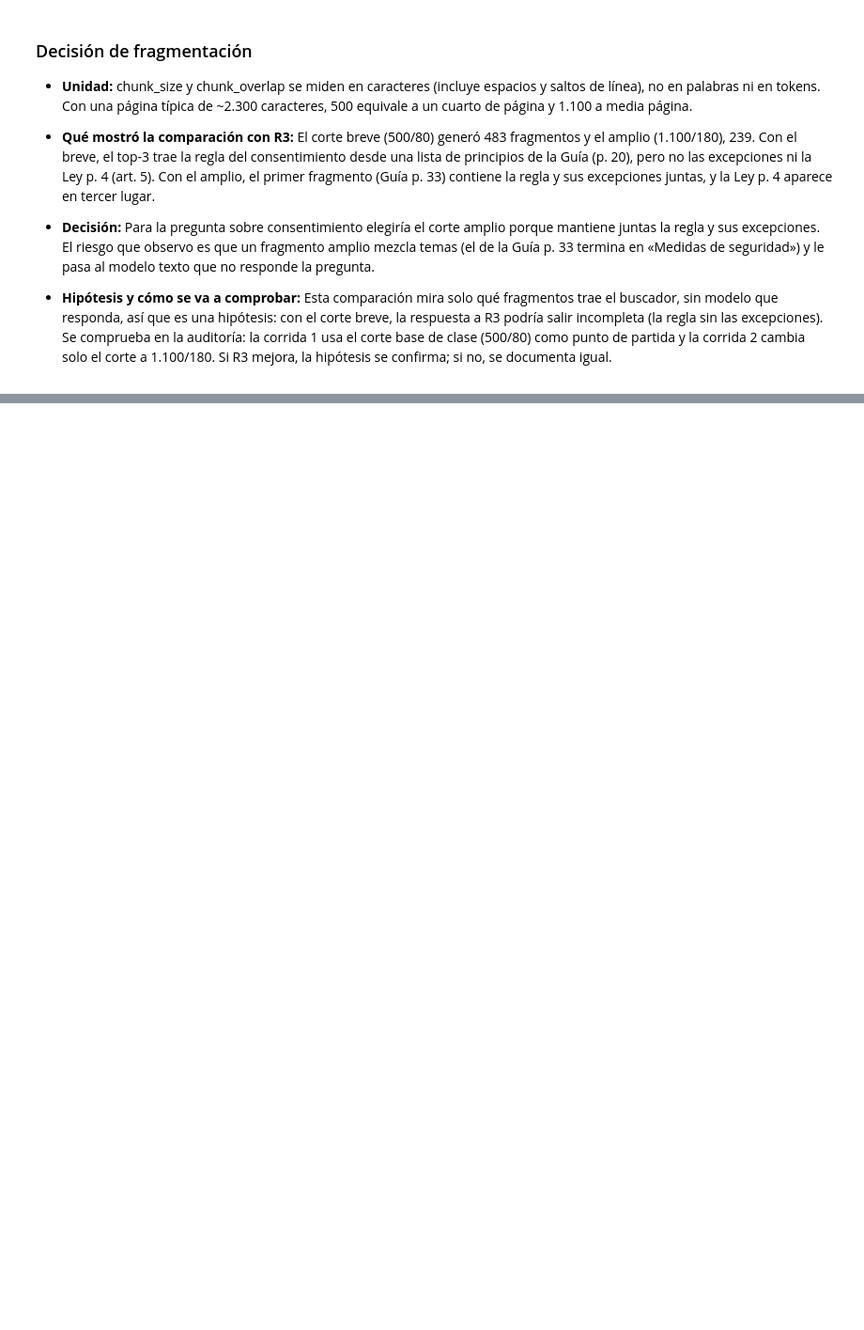
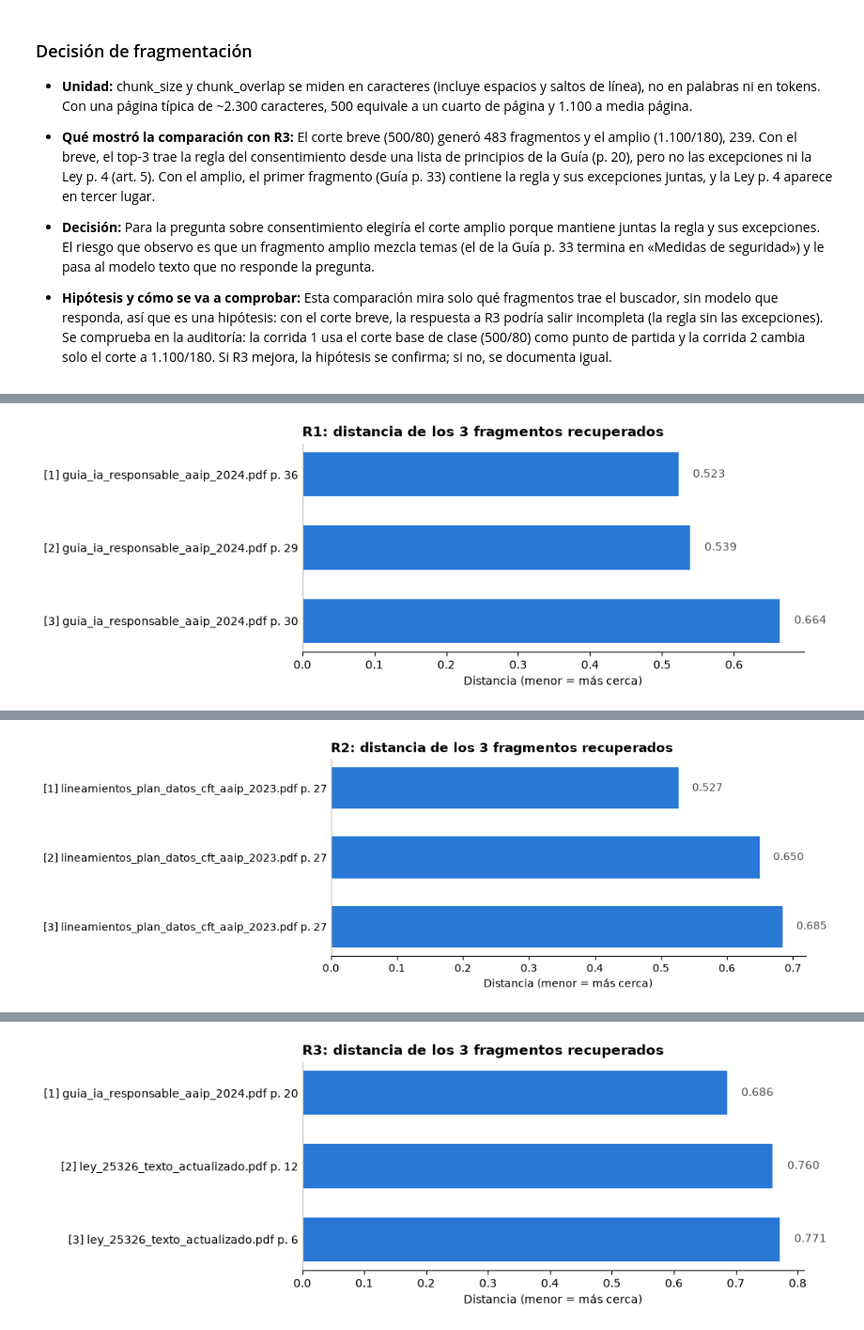
Before and after one commit to Joselyn-Traviezo/traviezo-joselyn-pln-2c-2026, a Jupyter notebook: TP2_PNL_2026/rag_integrador.ipynb, the cells around one changed output, grey strips where cells are left out. Shown at 94% size. Saved outputs shown, nothing was run; the diff lists cells and outputs as text; code cells hidden in the pictures; blank space fills up the shorter version.

Commit message:
Etapas 2 y 3: índice Chroma, recuperación, diagnóstico y generación

```diff
--- a/TP2_PNL_2026/rag_integrador.ipynb
+++ b/TP2_PNL_2026/rag_integrador.ipynb
@@ -154,9 +154,11 @@ def normalizar(texto):
 
 # Caso, archivo, página impresa donde debería estar y evidencia esperada.
 EVIDENCIAS = [
-    ("R1", "guia_ia_responsable_aaip_2024.pdf", 29, "grandes volúmenes de datos"),
+    # R1 original: "grandes volúmenes de datos" (también aparece en Guía p. 35 y p. 45).
+    ("R1", "guia_ia_responsable_aaip_2024.pdf", 29, "son las que tratan grandes volúmenes de datos"),
     ("R2", "lineamientos_plan_datos_cft_aaip_2023.pdf", 27, "altos estándares de seguridad"),
-    ("R3", "ley_25326_texto_actualizado.pdf", 4, "libre, expreso e informado"),
+    # R3 original: "libre, expreso e informado" (también aparece en Guía p. 20).
+    ("R3", "ley_25326_texto_actualizado.pdf", 4, "no será necesario el consentimiento"),
 ]
 
 for caso, archivo, pagina_esperada, evidencia in EVIDENCIAS:
@@ -352,7 +354,12 @@ Los tres vectores deben tener la misma dimensión porque usan bge-m3
 # Dos índices temporales en memoria (sin persist_directory): solo para comparar.
 # La distancia menor indica mayor cercanía; no es una probabilidad.
 K = 3
-evidencia_r3 = "libre, expreso e informado"
+evidencia_r3 = "no será necesario el consentimiento"
+
+# Si la celda se vuelve a ejecutar, se borran las colecciones temporales
+# anteriores para no sumar fragmentos repetidos.
+for nombre_coleccion in ["comparacion_breve", "comparacion_amplio"]:
+    Chroma(collection_name=nombre_coleccion, embedding_function=embeddings).delete_collection()
 
 indice_breve = Chroma.from_documents(
     documents=fragmentos_breves,
@@ -410,0 +525,54 @@ Usamos K=3 (y no K=1 como en la sección 5 del cuaderno 07 de laboratorio) para
+# %%
+filas_resumen = []
+
+for caso, pregunta, fuente_esperada in casos:
+    hallazgos = indice_rag.similarity_search_with_score(query=pregunta, k=K)
+    evidencia = evidencias.get(caso)
+
+    print(f"\n{'=' * 70}\n{caso} — {pregunta}")
+    print("Fuente esperada:", fuente_esperada)
+
+    etiquetas = []
+    distancias = []
+    fuentes = []
+    hay_evidencia = False
+
+    for numero, (documento, distancia) in enumerate(hallazgos, start=1):
+        archivo = Path(documento.metadata["source"]).name
+        pagina = documento.metadata["page"] + 1
+        print(f"\n[{numero}] {archivo}, p. {pagina} — distancia {distancia:.3f}")
+        print(documento.page_content[:300])
+
+        etiquetas.append(f"[{numero}] {archivo} p. {pagina}")
+        distancias.append(distancia)
+        fuentes.append(f"{archivo} p. {pagina}")
+
+        if evidencia is not None and normalizar(evidencia) in normalizar(documento.page_content):
+            hay_evidencia = True
+
+    if evidencia is None:
+        evidencia_en_top_k = "no aplica"
+    else:
+        evidencia_en_top_k = hay_evidencia
+    print(f"\nEvidencia en el top-{K}:", evidencia_en_top_k)
+
+    dibujar_barras(
+        etiquetas,
+        distancias,
+        f"{caso}: distancia de los {K} fragmentos recuperados",
+        "Distancia (menor = más cerca)",
+        formato="{:.3f}",
+    )
+
+    textos_distancias = []
+    for distancia in distancias:
+        textos_distancias.append(f"{distancia:.3f}")
+
+    filas_resumen.append({
+        "caso": caso,
+        "fuente_esperada": fuente_esperada,
+        "fuentes_recuperadas": " | ".join(fuentes),
+        "distancias": " | ".join(textos_distancias),
+        "evidencia_en_top_k": evidencia_en_top_k,
+    })
+# %% [output]
@@ -410,0 +596 @@ Usamos K=3 (y no K=1 como en la sección 5 del cuaderno 07 de laboratorio) para
+[figure, added]
@@ -410,0 +614 @@ Usamos K=3 (y no K=1 como en la sección 5 del cuaderno 07 de laboratorio) para
+[figure, added]
@@ -410,0 +632 @@ Usamos K=3 (y no K=1 como en la sección 5 del cuaderno 07 de laboratorio) para
+[figure, added]
```
Also changed, not shown: parts of 18 cells of this notebook, 1 other file.
